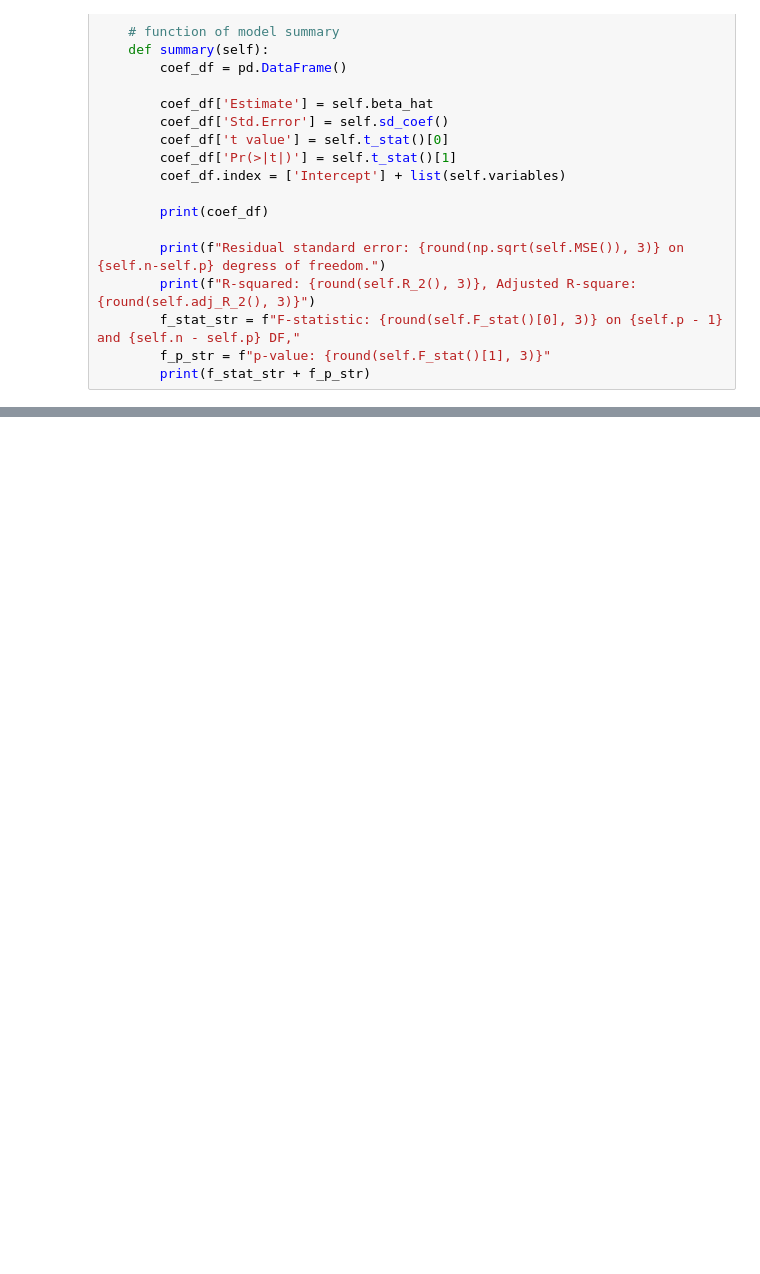
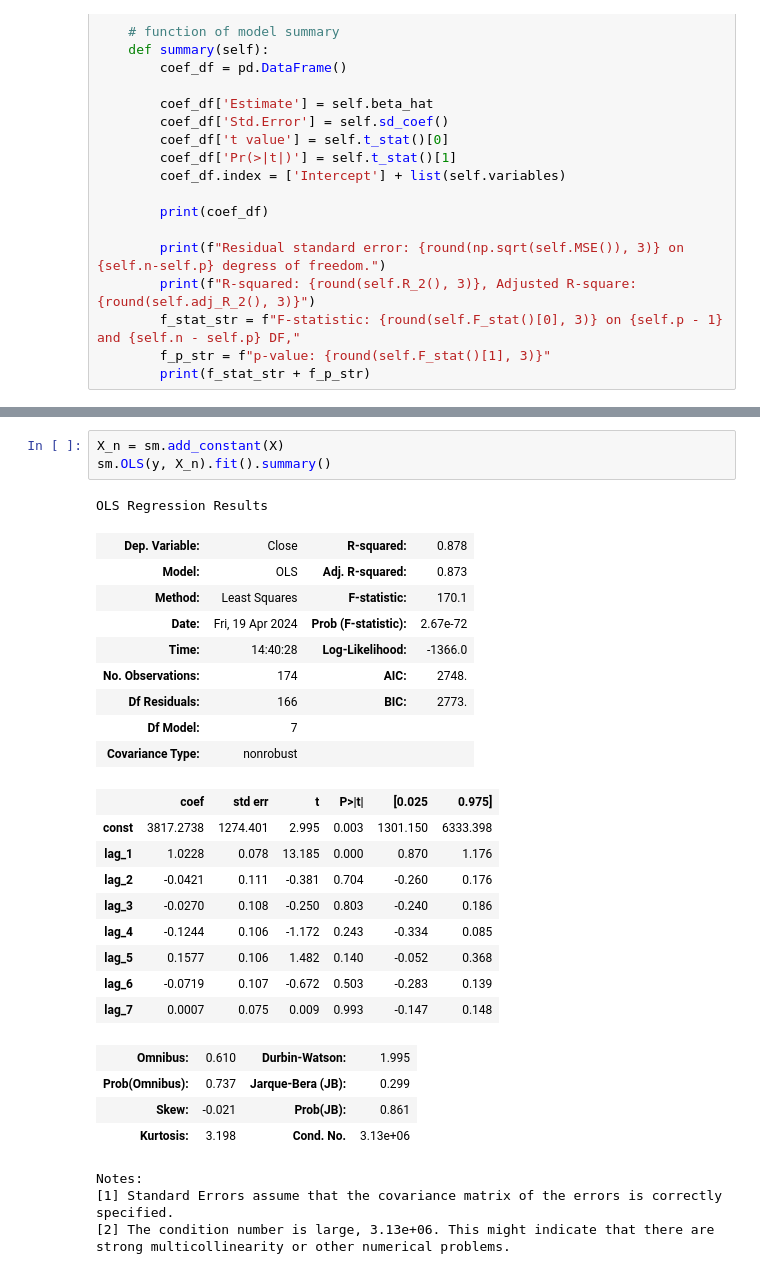
Before and after one commit to j0617johnny/INDE577_final_report, a Jupyter notebook: Supervised_learning/Linear_Regression/Linear_Regression.ipynb, the cells around one changed output, grey strips where cells are left out. Saved outputs shown, nothing was run; the diff lists cells and outputs as text; blank space fills up the shorter version.

```diff
--- a/Supervised_learning/Linear_Regression/Linear_Regression.ipynb
+++ b/Supervised_learning/Linear_Regression/Linear_Regression.ipynb
@@ -163,0 +243,31 @@ which can be installed using pip:
+# %%
+X_n = sm.add_constant(X)
+sm.OLS(y, X_n).fit().summary()
+# %% [output]
+OLS Regression Results
+| Dep. Variable: | Close | R-squared: | 0.878 |
+| Model: | OLS | Adj. R-squared: | 0.873 |
+| Method: | Least Squares | F-statistic: | 170.1 |
+| Date: | Fri, 19 Apr 2024 | Prob (F-statistic): | 2.67e-72 |
+| Time: | 14:40:28 | Log-Likelihood: | -1366.0 |
+| No. Observations: | 174 | AIC: | 2748. |
+| Df Residuals: | 166 | BIC: | 2773. |
+| Df Model: | 7 |  |  |
+| Covariance Type: | nonrobust |  |  |
+|  | coef | std err | t | P>|t| | [0.025 | 0.975] |
+| const | 3817.2738 | 1274.401 | 2.995 | 0.003 | 1301.150 | 6333.398 |
+| lag_1 | 1.0228 | 0.078 | 13.185 | 0.000 | 0.870 | 1.176 |
+| lag_2 | -0.0421 | 0.111 | -0.381 | 0.704 | -0.260 | 0.176 |
+| lag_3 | -0.0270 | 0.108 | -0.250 | 0.803 | -0.240 | 0.186 |
+| lag_4 | -0.1244 | 0.106 | -1.172 | 0.243 | -0.334 | 0.085 |
+| lag_5 | 0.1577 | 0.106 | 1.482 | 0.140 | -0.052 | 0.368 |
+| lag_6 | -0.0719 | 0.107 | -0.672 | 0.503 | -0.283 | 0.139 |
+| lag_7 | 0.0007 | 0.075 | 0.009 | 0.993 | -0.147 | 0.148 |
+| Omnibus: | 0.610 | Durbin-Watson: | 1.995 |
+| Prob(Omnibus): | 0.737 | Jarque-Bera (JB): | 0.299 |
+| Skew: | -0.021 | Prob(JB): | 0.861 |
+| Kurtosis: | 3.198 | Cond. No. | 3.13e+06 |
+Notes:
+[1] Standard Errors assume that the covariance matrix of the errors is correctly specified.
+[2] The condition number is large, 3.13e+06. This might indicate that there are
+strong multicollinearity or other numerical problems.
```
Also changed, not shown: parts of 14 cells of this notebook, 2 other files.
